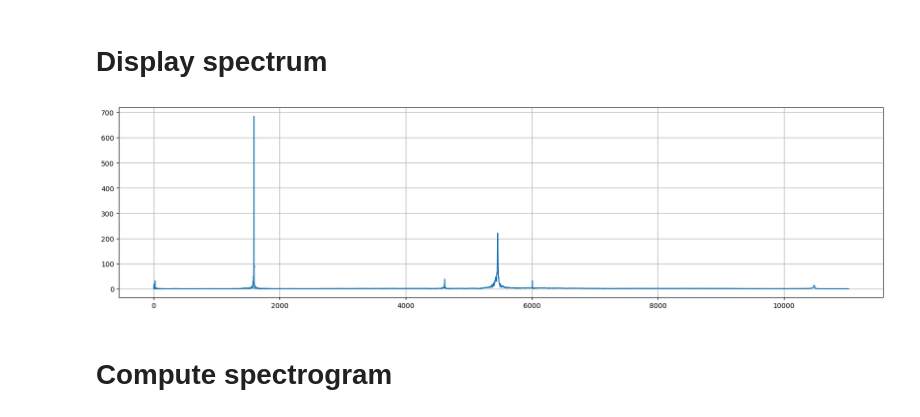
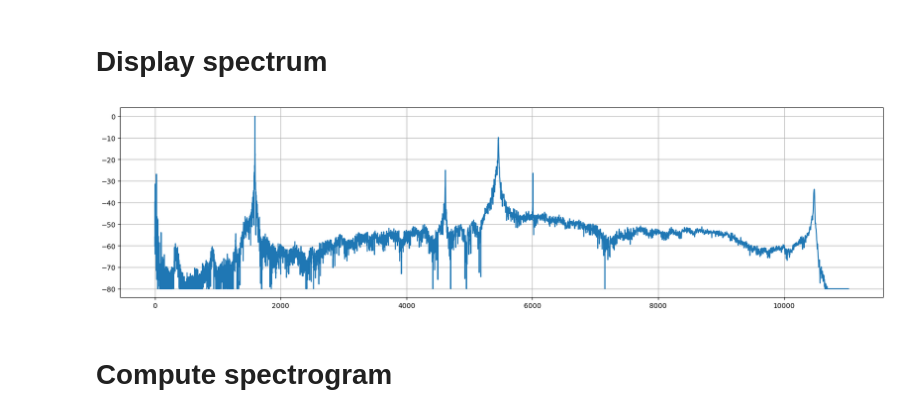
Before and after one commit to juhannam/ctp431-2024, a Jupyter notebook: python/02. Fourier Series and Spectrum Analysis.ipynb, the cells around one changed output. Saved outputs shown, nothing was run; the diff lists cells and outputs as text; code cells hidden in the pictures.

```diff
--- a/python/02. Fourier Series and Spectrum Analysis.ipynb
+++ b/python/02. Fourier Series and Spectrum Analysis.ipynb
@@ -283,18 +283,22 @@ librosa.display.waveshow(y, sr=sr)
 # %%
 Y_fft = np.fft.fft(y)
 
 Y_fft_mag = np.abs(Y_fft)
 Y_fft_phs = np.angle(Y_fft)
 
 N = len(Y_fft_mag)
 M = int(np.round(N/2))
 
+Y_fft_mag_dB = 20*np.log10(Y_fft_mag[:M])
+Y_fft_mag_dBn = Y_fft_mag_dB - np.max(Y_fft_mag_dB)
+Y_fft_mag_dBn = np.maximum(Y_fft_mag_dBn, -80)
+
 # plot linear scale
 plt.figure(figsize=(20, 5))
-plt.plot(np.arange(M)/N*sr,Y_fft_mag[:M])
+plt.plot(np.arange(M)/N*sr,Y_fft_mag_dBn)
 plt.grid(True)
 # %% [output]
-[figure, old version]
+[figure, new version]
 # %% [markdown]
 # Compute spectrogram
 # %%
```
